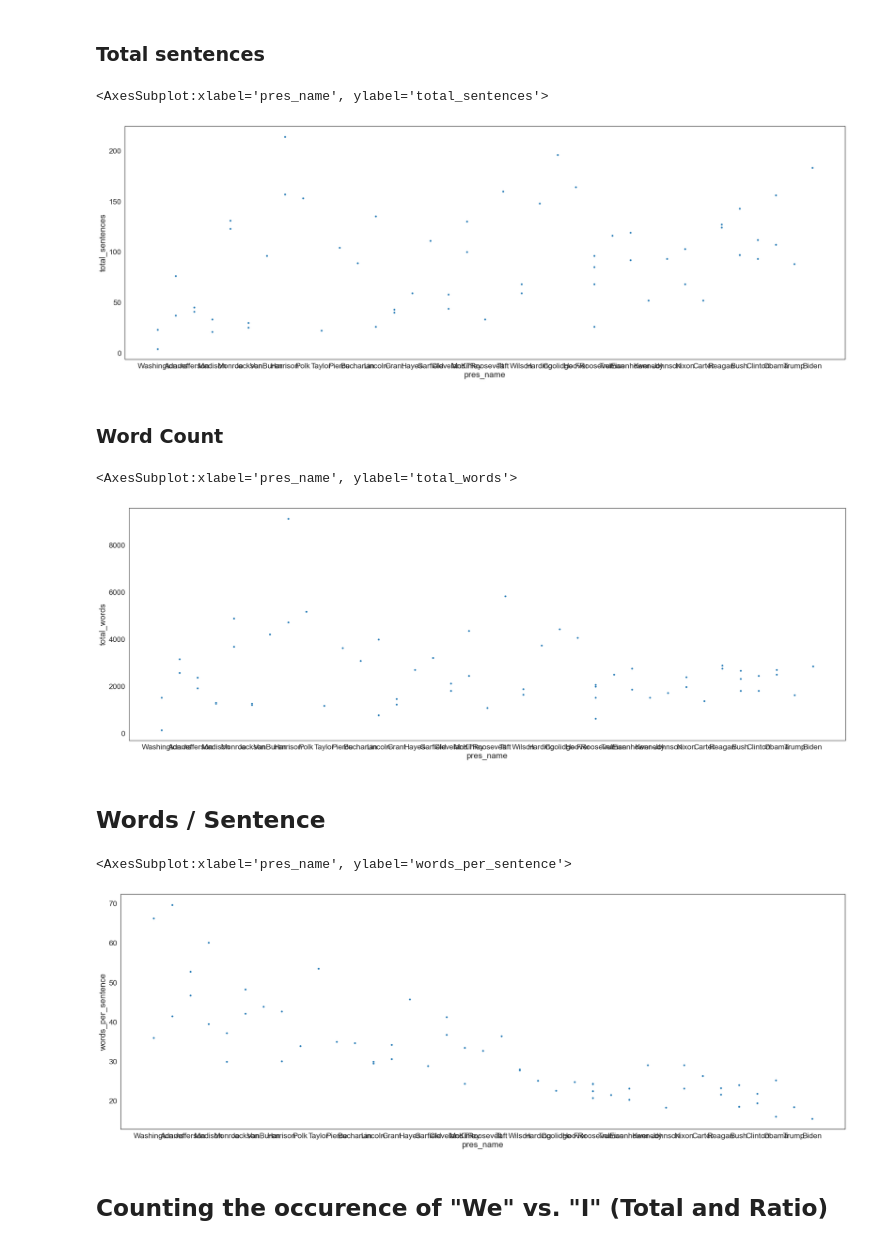
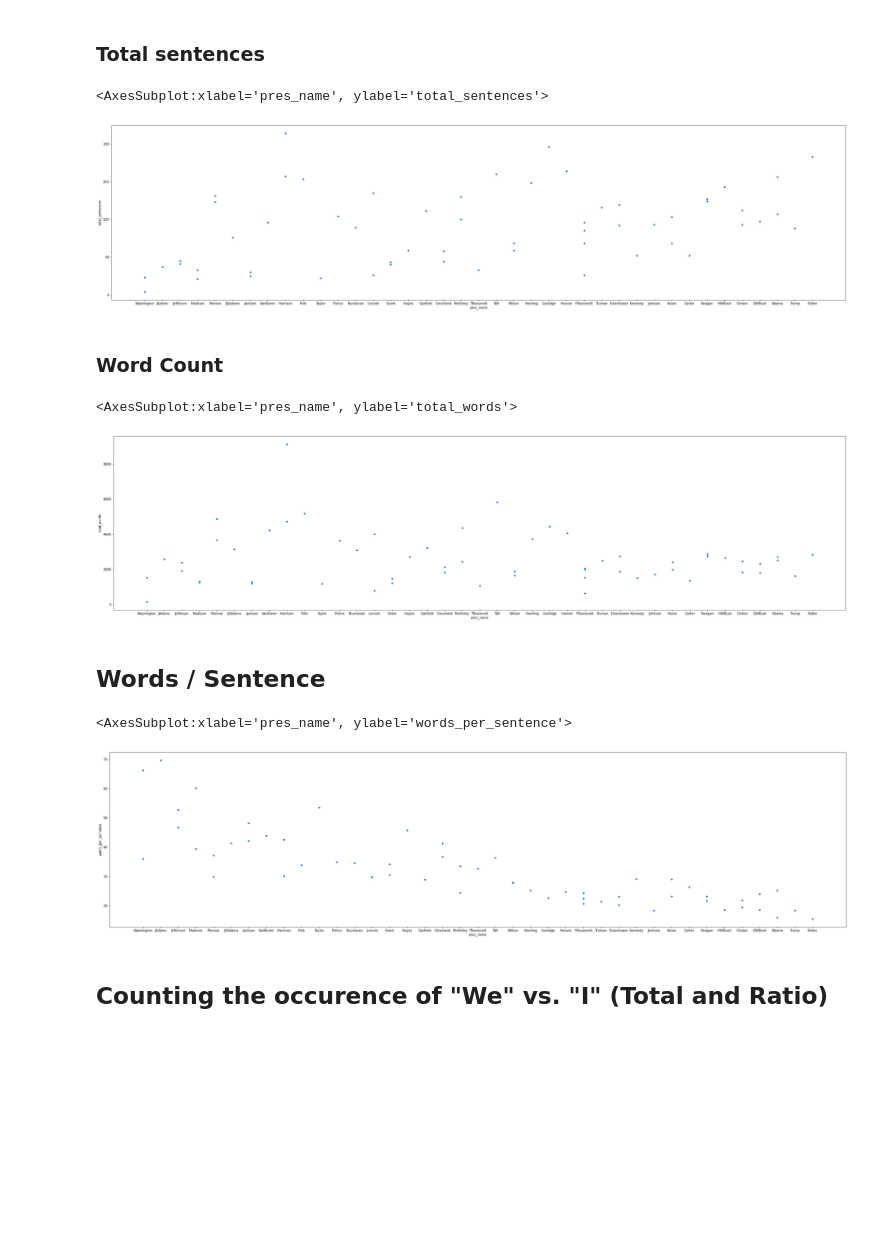
Before and after one commit to andrewdouglassmith1/NLP_Inaugural_Addresses, a Jupyter notebook: Code/02_EDA_Analysis.ipynb, the cells around one changed output. Saved outputs shown, nothing was run; the diff lists cells and outputs as text; code cells hidden in the pictures; blank space fills up the shorter version.

```diff
--- a/Code/02_EDA_Analysis.ipynb
+++ b/Code/02_EDA_Analysis.ipynb
@@ -39,12 +38,12 @@ df.head()
 df['total_sentences'] = df['address'].apply(lambda x: len(sent_tokenize(x)))
 # %%
 # Draw lineplot
-fig_dims = (30, 10)
+fig_dims = (41, 10)
 fig, ax = plt.subplots(figsize=fig_dims)
 sns.scatterplot(y="total_sentences", x="pres_name",data=df,ax=ax)
 # %% [output]
 <AxesSubplot:xlabel='pres_name', ylabel='total_sentences'>
-[figure, old version]
+[figure, new version]
 # %% [markdown]
 ### Word Count
 # %%
@@ -52,12 +51,12 @@ sns.scatterplot(y="total_sentences", x="pres_name",data=df,ax=ax)
 df['total_words'] = df['address'].apply(lambda x: len(word_tokenize(x)))
 # %%
 # Draw lineplot
-fig_dims = (30, 10)
+fig_dims = (41, 10)
 fig, ax = plt.subplots(figsize=fig_dims)
 sns.scatterplot(y="total_words", x="pres_name",data=df,ax=ax)
 # %% [output]
 <AxesSubplot:xlabel='pres_name', ylabel='total_words'>
-[figure, old version]
+[figure, new version]
 # %% [markdown]
 ## Words / Sentence
 # %%
@@ -65,12 +64,12 @@ sns.scatterplot(y="total_words", x="pres_name",data=df,ax=ax)
 df['words_per_sentence'] = df['total_words']/df['total_sentences']
 # %%
 # Draw lineplot
-fig_dims = (30, 10)
+fig_dims = (41, 10)
 fig, ax = plt.subplots(figsize=fig_dims)
 sns.scatterplot(y="words_per_sentence", x="pres_name",data=df,ax=ax)
 # %% [output]
 <AxesSubplot:xlabel='pres_name', ylabel='words_per_sentence'>
-[figure, old version]
+[figure, new version]
 # %% [markdown]
 ## Counting the occurence of "We" vs. "I" (Total and Ratio)
 # %%
```
Also changed, not shown: parts of 16 cells of this notebook, 7 other files.
